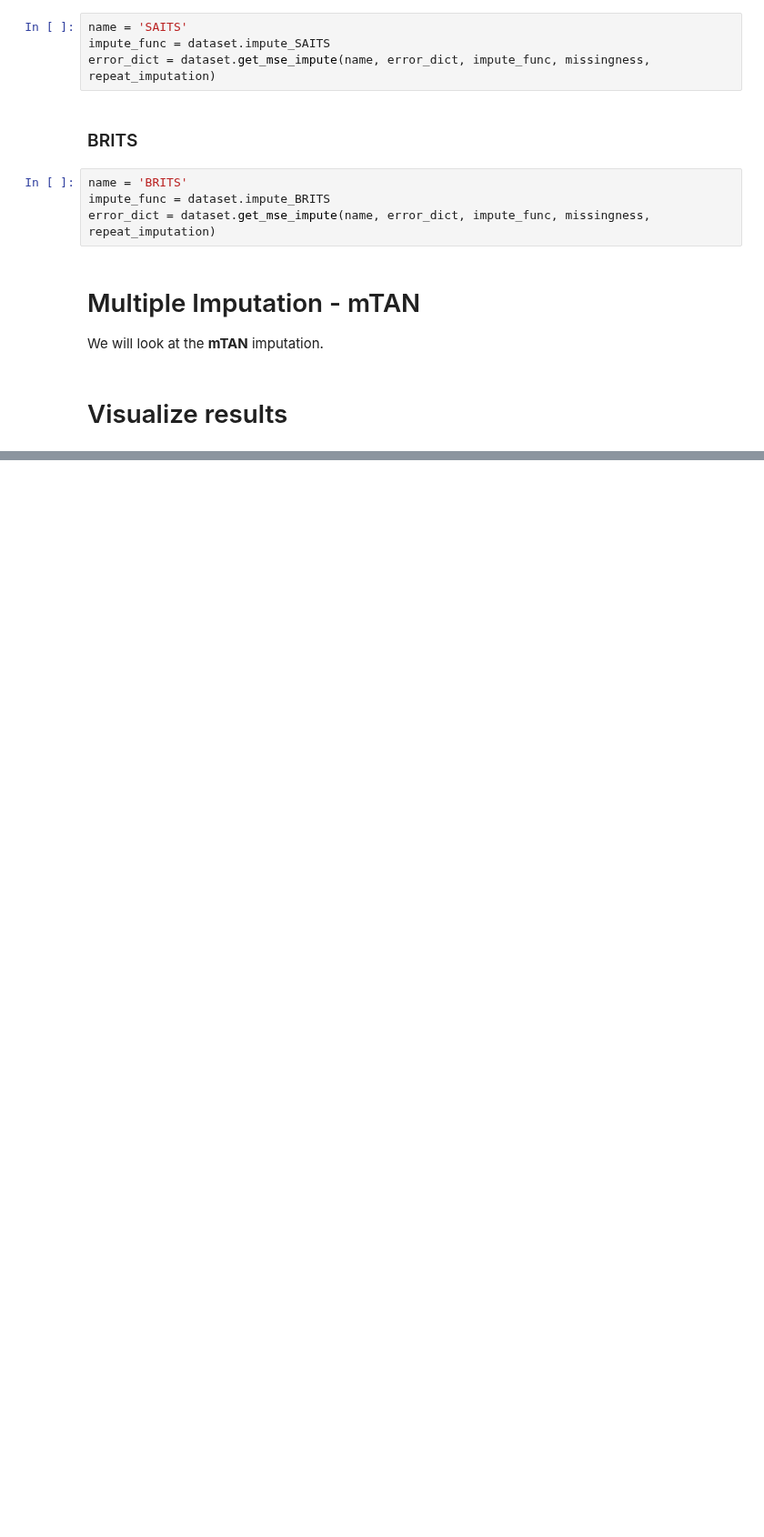
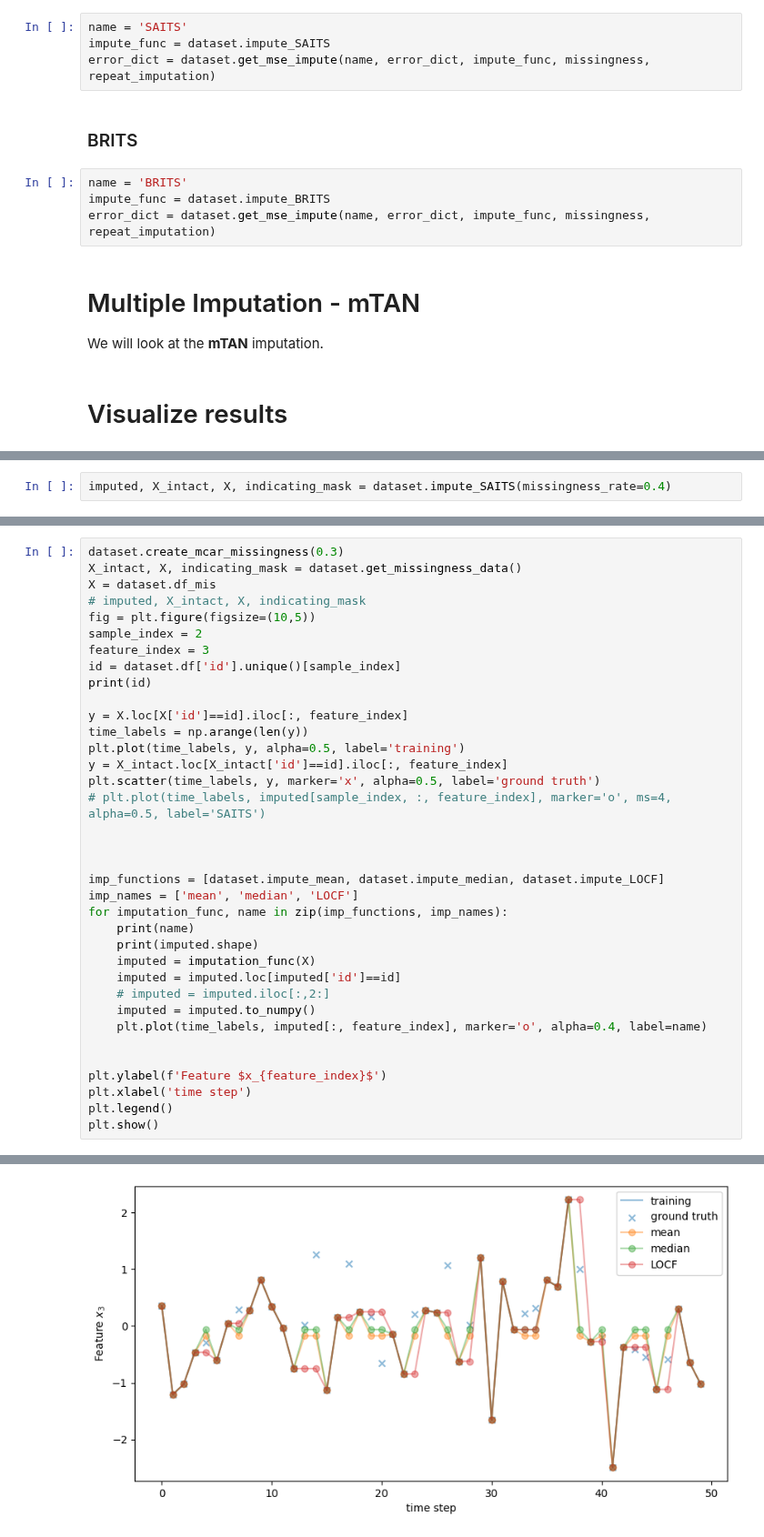
Before and after one commit to joshuawe/sepsis, a Jupyter notebook: imputation/imputation.ipynb, the cells around one changed output, grey strips where cells are left out. Shown at 91% size. Saved outputs shown, nothing was run; the diff lists cells and outputs as text; blank space fills up the shorter version.

```diff
--- a/imputation/imputation.ipynb
+++ b/imputation/imputation.ipynb
@@ -140,0 +154,2 @@ plt.show()
+# %%
+imputed, X_intact, X, indicating_mask = dataset.impute_SAITS(missingness_rate=0.4)
@@ -140,0 +174,37 @@ plt.show()
+# %%
+dataset.create_mcar_missingness(0.3)
+X_intact, X, indicating_mask = dataset.get_missingness_data()
+X = dataset.df_mis
+# imputed, X_intact, X, indicating_mask
+fig = plt.figure(figsize=(10,5))
+sample_index = 2
+feature_index = 3
+id = dataset.df['id'].unique()[sample_index]
+print(id)
+
+y = X.loc[X['id']==id].iloc[:, feature_index]
+time_labels = np.arange(len(y))
+plt.plot(time_labels, y, alpha=0.5, label='training')
+y = X_intact.loc[X_intact['id']==id].iloc[:, feature_index]
+plt.scatter(time_labels, y, marker='x', alpha=0.5, label='ground truth')
+# plt.plot(time_labels, imputed[sample_index, :, feature_index], marker='o', ms=4, alpha=0.5, label='SAITS')
+
+
+
+imp_functions = [dataset.impute_mean, dataset.impute_median, dataset.impute_LOCF]
+imp_names = ['mean', 'median', 'LOCF']
+for imputation_func, name in zip(imp_functions, imp_names):
+    print(name)
+    print(imputed.shape)
+    imputed = imputation_func(X)
+    imputed = imputed.loc[imputed['id']==id]
+    # imputed = imputed.iloc[:,2:]
+    imputed = imputed.to_numpy()
+    plt.plot(time_labels, imputed[:, feature_index], marker='o', alpha=0.4, label=name)
+
+
+plt.ylabel(f'Feature $x_{feature_index}$')
+plt.xlabel('time step')
+plt.legend()
+plt.show()
+# %% [output]
@@ -140,0 +218 @@ plt.show()
+[figure, added]
```
Also changed, not shown: parts of 10 cells of this notebook.
